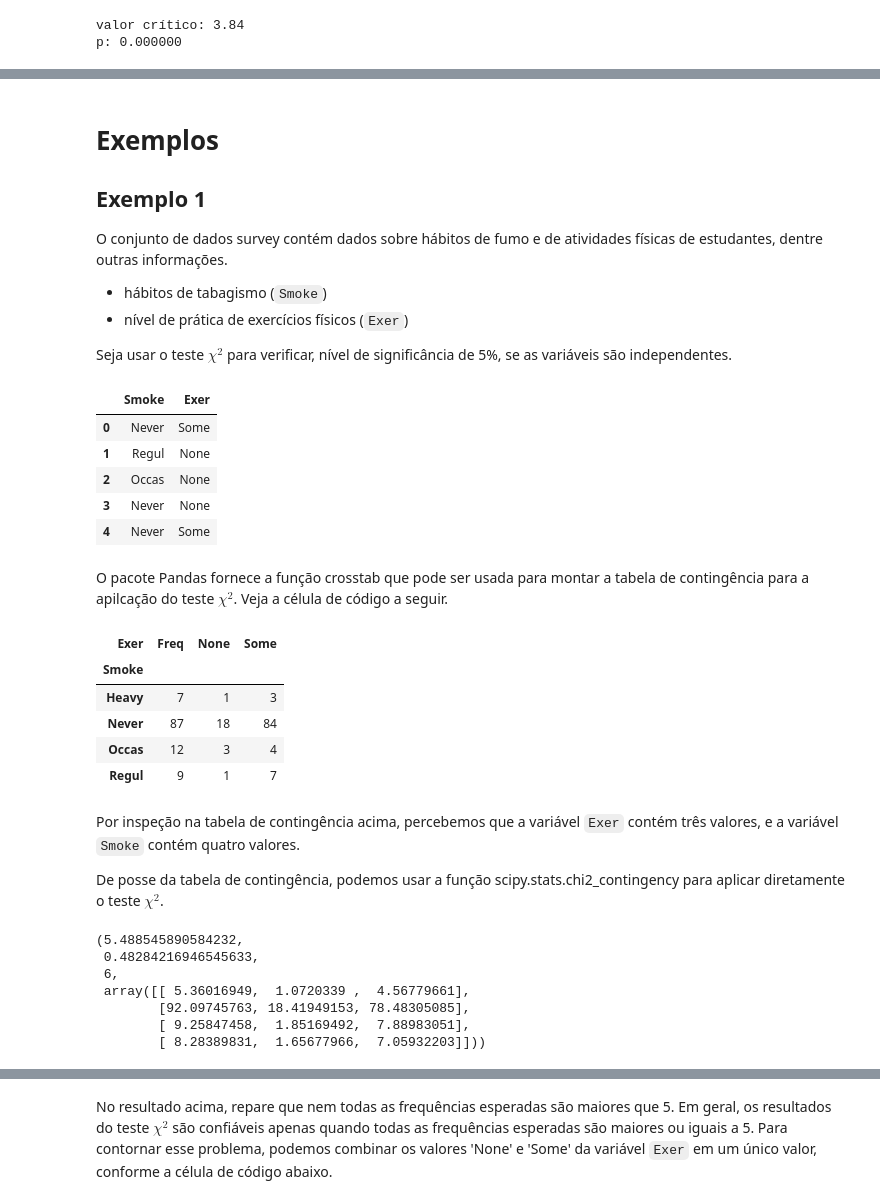
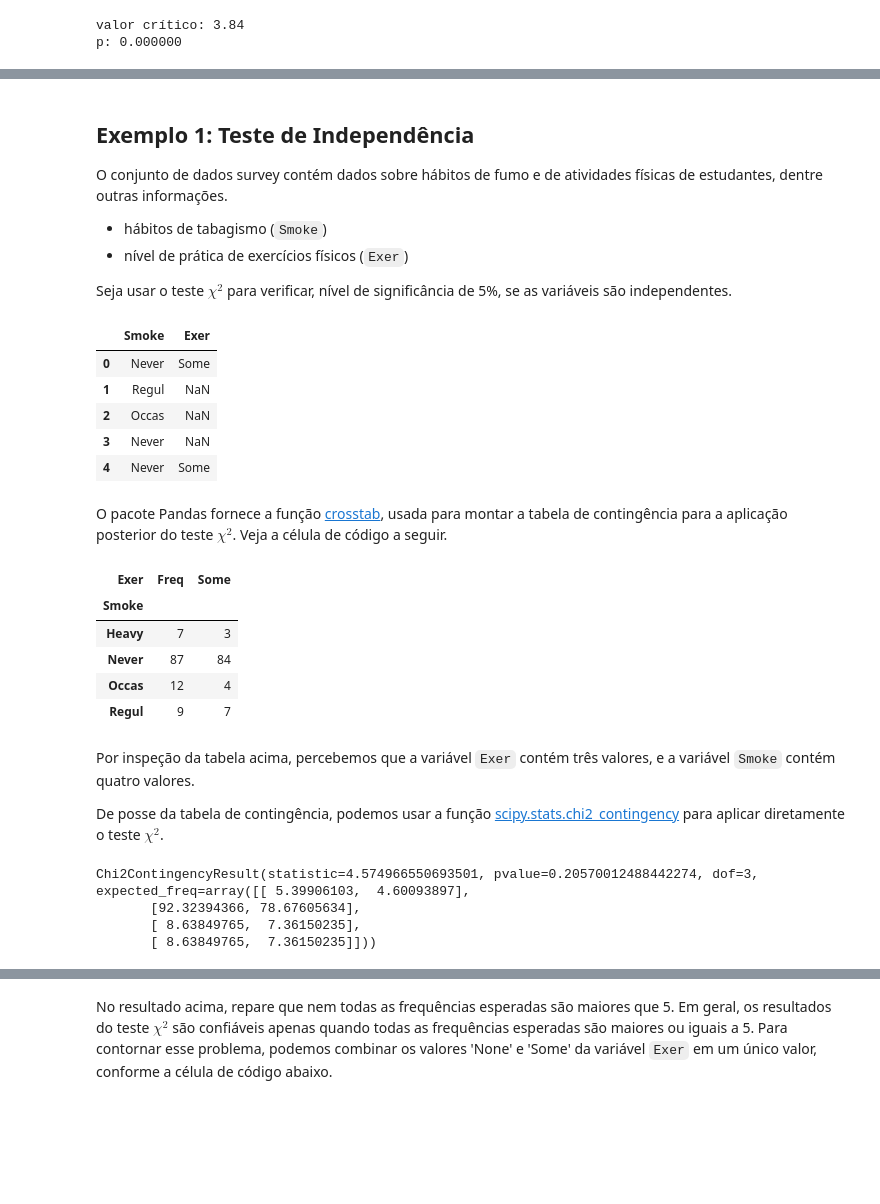
Before and after one commit to AILAB-CEFET-RJ/gcc1625, a Jupyter notebook: notebooks/06_testes_hipoteses_qui_quadrado.ipynb, the cells around one changed output, grey strips where cells are left out. Saved outputs shown, nothing was run; the diff lists cells and outputs as text; code cells hidden in the pictures; blank space fills up the shorter version.

Commit message:
Atualiza conteúdo sobre teste qui-quadrado.

```diff
--- a/notebooks/06_testes_hipoteses_qui_quadrado.ipynb
+++ b/notebooks/06_testes_hipoteses_qui_quadrado.ipynb
@@ -296,7 +442,5 @@ No entanto, assim como outras técnicas inferenciais, esse teste possui algumas
 # %% [markdown]
-# Exemplos
-
-## Exemplo 1
+## Exemplo 1: Teste de Independência
 
 O conjunto de dados survey contém dados sobre hábitos de fumo e de atividades físicas de estudantes, dentre outras informações.
 
@@ -306,42 +450,39 @@ O conjunto de dados survey contém dados sobre hábitos de fumo e de atividades
 Seja usar o teste $\chi^2$ para verificar, nível de significância de 5%, se as variáveis são independentes.
 # %%
 import pandas as pd
-df_survey = pd.read_csv('survey.csv')
+df_survey = pd.read_csv('../data/survey.csv')
 df_survey[['Smoke', 'Exer']].head()
 # %% [output]
 |  | Smoke | Exer |
 | 0 | Never | Some |
-| 1 | Regul | None |
-| 2 | Occas | None |
-| 3 | Never | None |
+| 1 | Regul | NaN |
+| 2 | Occas | NaN |
+| 3 | Never | NaN |
 | 4 | Never | Some |
 # %% [markdown]
-O pacote Pandas fornece a função crosstab que pode ser usada para montar a tabela de contingência para a apilcação do teste $\chi^2$. Veja a célula de código a seguir.
+O pacote Pandas fornece a função [crosstab](https://pandas.pydata.org/docs/reference/api/pandas.crosstab.html), usada para montar a tabela de contingência para a aplicação posterior do teste $\chi^2$. Veja a célula de código a seguir.
 # %%
 tbl = pd.crosstab(df_survey.Smoke, df_survey.Exer)
 tbl
 # %% [output]
-| Exer | Freq | None | Some |
-| Smoke |  |  |  |
-| Heavy | 7 | 1 | 3 |
-| Never | 87 | 18 | 84 |
-| Occas | 12 | 3 | 4 |
-| Regul | 9 | 1 | 7 |
+| Exer | Freq | Some |
+| Smoke |  |  |
+| Heavy | 7 | 3 |
+| Never | 87 | 84 |
+| Occas | 12 | 4 |
+| Regul | 9 | 7 |
 # %% [markdown]
-Por inspeção na tabela de contingência acima, percebemos que a variável `Exer` contém três valores, e a variável `Smoke` contém quatro valores.
+Por inspeção da tabela acima, percebemos que a variável `Exer` contém três valores, e a variável `Smoke` contém quatro valores.
 
-De posse da tabela de contingência, podemos usar a função scipy.stats.chi2_contingency para aplicar diretamente o teste $\chi^2$.
+De posse da tabela de contingência, podemos usar a função [scipy.stats.chi2_contingency](scipy.stats.chi2_contingency) para aplicar diretamente o teste $\chi^2$.
 # %%
 from scipy.stats import chi2_contingency
 chi2_contingency(tbl)
 # %% [output]
-(5.488545890584232,
- 0.48284216946545633,
- 6,
- array([[ 5.36016949,  1.0720339 ,  4.56779661],
-        [92.09745763, 18.41949153, 78.48305085],
-        [ 9.25847458,  1.85169492,  7.88983051],
-        [ 8.28389831,  1.65677966,  7.05932203]]))
+Chi2ContingencyResult(statistic=4.574966550693501, pvalue=0.20570012488442274, dof=3, expected_freq=array([[ 5.39906103,  4.60093897],
+       [92.32394366, 78.67605634],
+       [ 8.63849765,  7.36150235],
+       [ 8.63849765,  7.36150235]]))
 # %% [markdown]
 Ao ser invocada, a função chi2_contingency retorna uma tupla de componentes conforme descrição abaixo:
 
```
Also changed, not shown: parts of 30 cells of this notebook.
